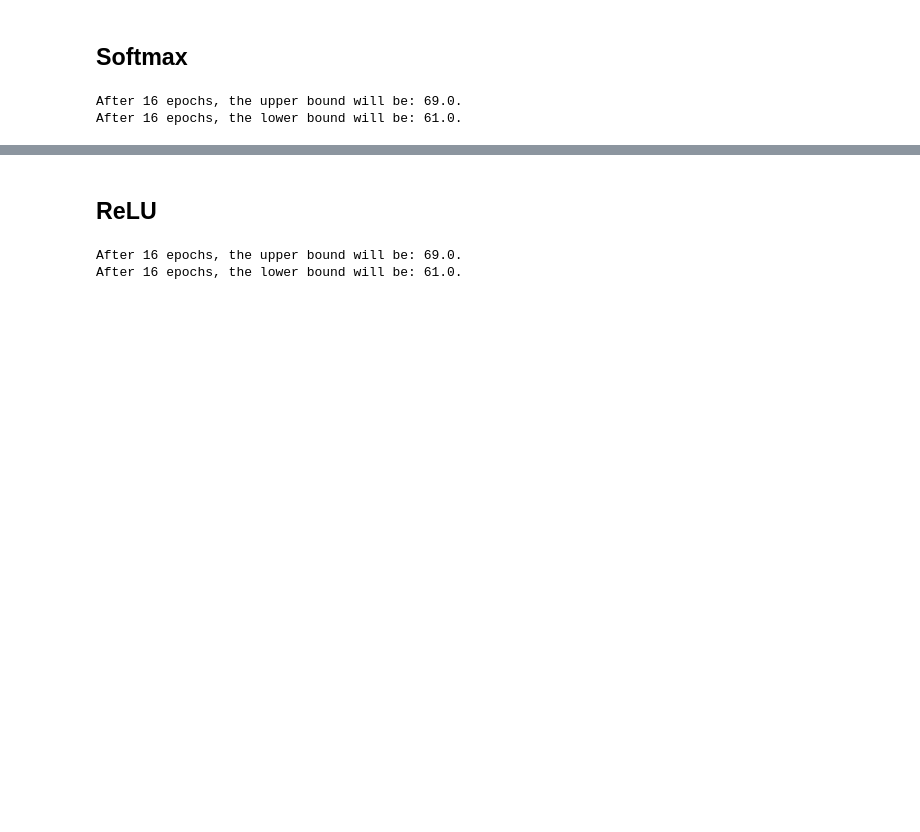
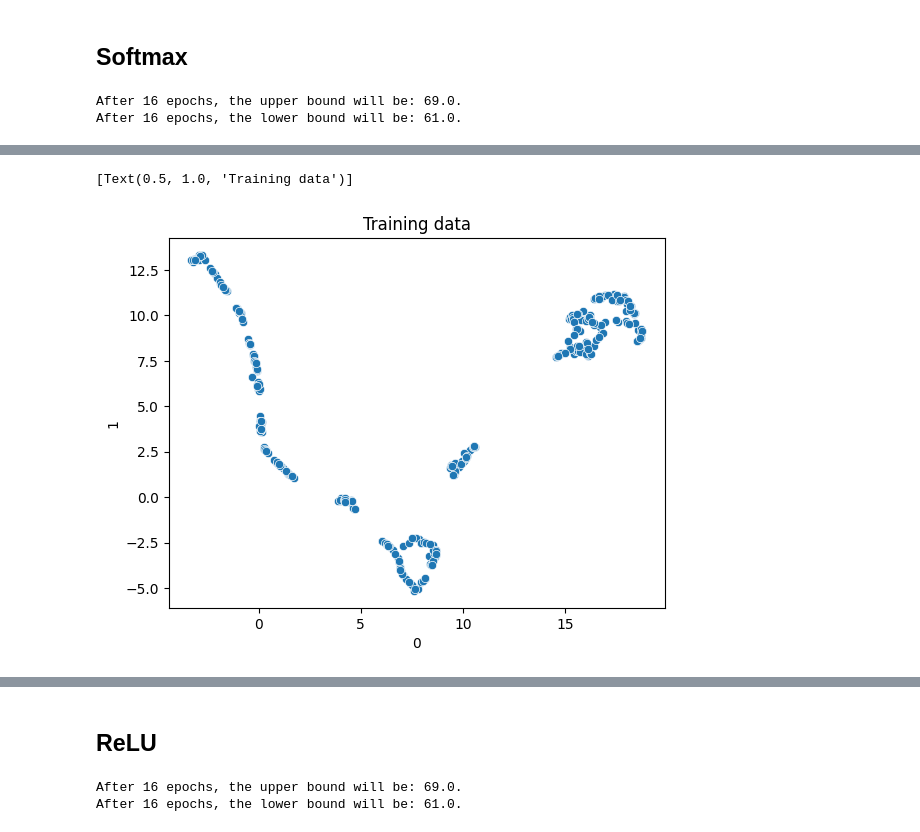
Before and after one commit to tdrose/ionimage_embedding, a Jupyter notebook: notebooks/evaluating_embeddings.ipynb, the cells around one changed output, grey strips where cells are left out. Drawn from its saved outputs; the diff is of its cells as text; code cells hidden in the pictures; blank space fills up the shorter version.

```diff
--- a/notebooks/evaluating_embeddings.ipynb
+++ b/notebooks/evaluating_embeddings.ipynb
@@ -347,0 +384,18 @@ ion_centroids
+# %%
+# Centroids embeddings
+model = model_softmax
+
+reducer = umap.UMAP()
+embeddings = model.predict_embeddings()
+embeddings = functional.normalize(torch.tensor(embeddings), p=2, dim=-1)
+embeddings = embeddings / embeddings.norm(dim=1)[:, None]
+embeddings = embeddings.cpu().detach().numpy()
+
+centroids, centroid_labels = compute_centroids(embeddings, model.ion_labels)
+
+data = pd.DataFrame(reducer.fit_transform(centroids))
+
+sns.scatterplot(data, x=0, y=1).set(title='Training data')
+# %% [output]
+[Text(0.5, 1.0, 'Training data')]
+[figure, added]
```
Also changed, not shown: parts of 32 cells of this notebook, 2 other files.
